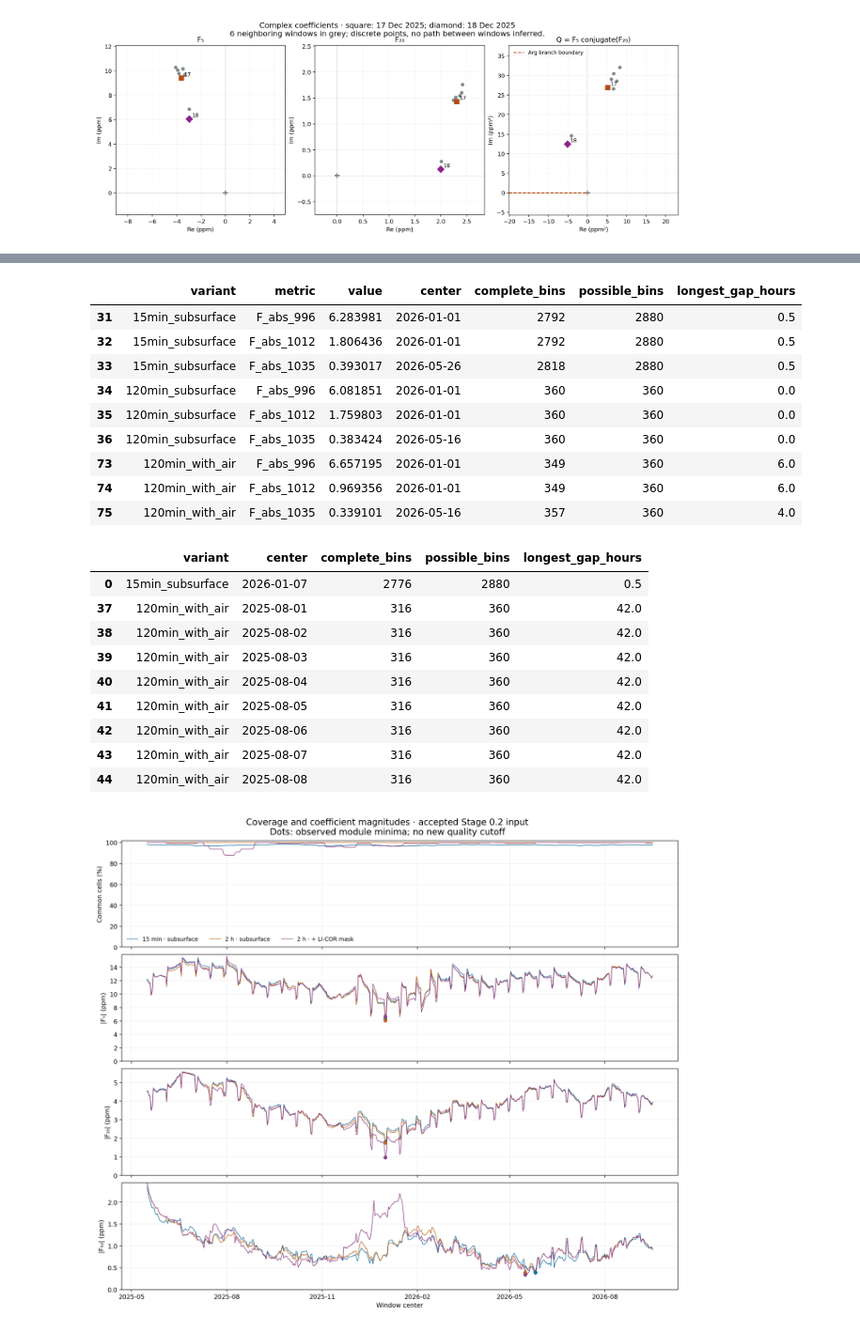
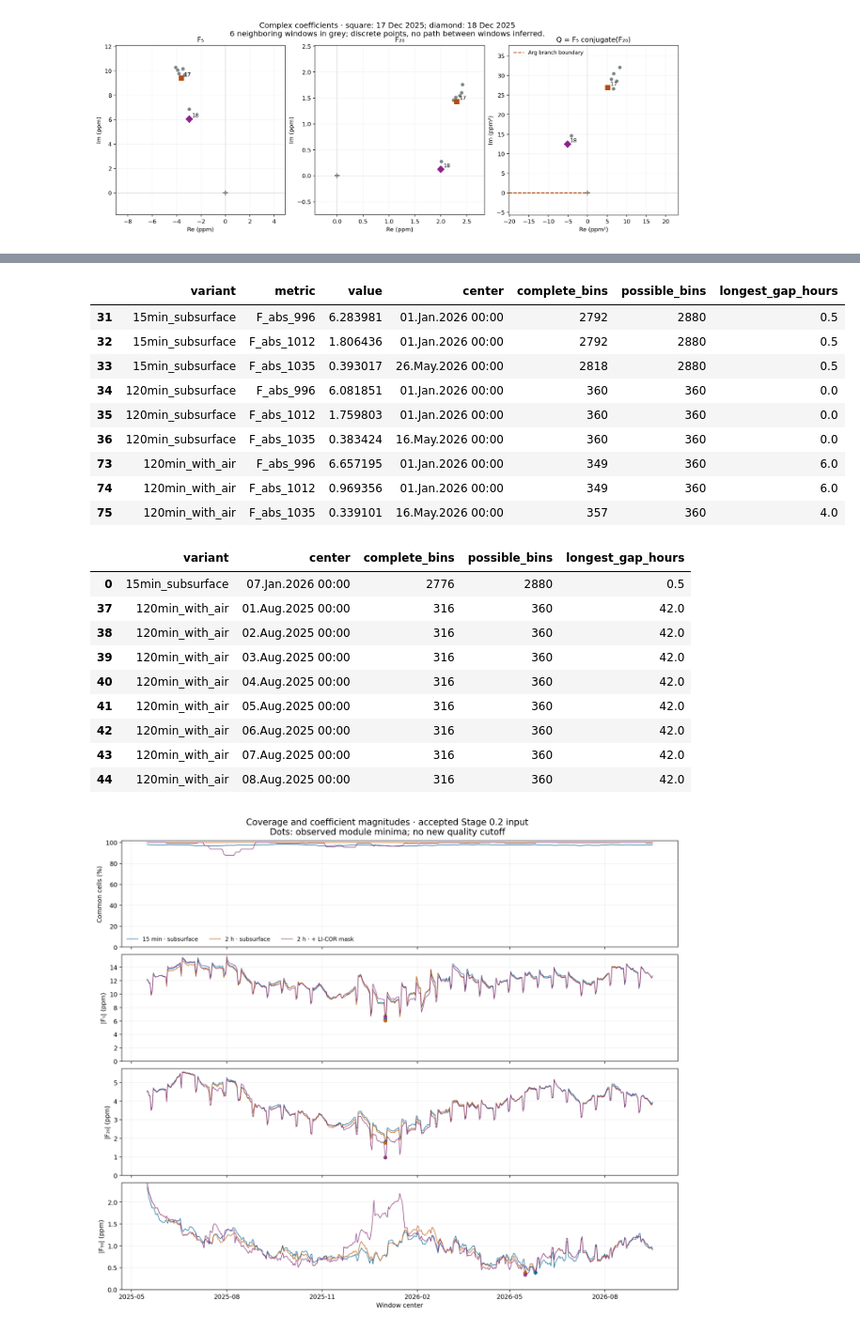
Before and after one commit to DimitriBolt/CO2Flux, a Jupyter notebook: Project_description/Research_log/00_preliminary_fourier_phases.ipynb, the cells around one changed output, grey strips where cells are left out. Shown at 94% size. Drawn from its saved outputs; the diff is of its cells as text; code cells hidden in the pictures.

```diff
--- a/Project_description/Research_log/00_preliminary_fourier_phases.ipynb
+++ b/Project_description/Research_log/00_preliminary_fourier_phases.ipynb
@@ -158,6 +160,31 @@ window_days, step_days = 30, 1
 grid, phase_table, coverage, validation = phases.load_saved_results()
 OUT = phases.OUT
 
+MONTH_NAMES = ('Jan', 'Feb', 'Mar', 'Apr', 'May', 'Jun',
+               'Jul', 'Aug', 'Sep', 'Oct', 'Nov', 'Dec')
+
+def date_label(value, include_time=False):
+    if pd.isna(value):
+        return '—'
+    stamp = pd.Timestamp(value)
+    label = f'{stamp.day:02d}.{MONTH_NAMES[stamp.month - 1]}.{stamp.year:04d}'
+    if include_time:
+        label += f' {stamp.hour:02d}:{stamp.minute:02d}'
+        if stamp.second:
+            label += f':{stamp.second:02d}'
+    return label
+
+def format_table(frame, decimals=None):
+    """Format a display copy; leave the loaded numbers and datetimes intact."""
+    shown = frame.copy(deep=True)
+    numeric = shown.select_dtypes(include='number', exclude='timedelta').columns
+    if decimals is not None:
+        shown[numeric] = shown[numeric].round(decimals)
+    for column in shown:
+        if pd.api.types.is_datetime64_any_dtype(shown[column].dtype):
+            shown[column] = shown[column].map(lambda value: date_label(value, include_time=True))
+    return shown
+
 def show_image(name, width=1400):
     with Image.open(OUT / name) as image:
         image = image.copy()
@@ -165,15 +192,14 @@ def show_image(name, width=1400):
         display(image)
 
 summary = pd.DataFrame([
-    ('Кандидатный календарь', '[29.04.2025, 02.10.2026)'),
+    ('Кандидатный календарь', '[29.Apr.2025, 02.Oct.2026)'),
     ('Общие ячейки во всём календаре', f"{validation['common_bins']} из {validation['possible_calendar_bins']}"),
     ('Окон / вычислены все три фазы', f"{len(phase_table)} / {validation['all_three_phases_computable']}"),
     ('Окон с флагами / неопределённых', f"{validation['windows_with_review_flags']} / {validation['insufficient_windows']}"),
     ('Общих ячеек на окно', f"{coverage.complete_bins.min()}–{coverage.complete_bins.max()} из {coverage.possible_bins.iloc[0]}"),
     ('Покрытие окна', f"{coverage.coverage_percent.min():.1f}–{coverage.coverage_percent.max():.1f}%"),
     ('Максимальный пробел общей сетки', f"{coverage.longest_gap_hours.max()} ч"),
-    ('Центры окон', f"{phase_table.center.min():%d.%m.%Y}–{phase_table.center.max():%d.%m.%Y}"),
-    ('Научная надёжность', 'Не установлена ни для одного окна этой процедурой')
+    ('Центры окон', f"{date_label(phase_table.center.min())}–{date_label(phase_table.center.max())}")
 ], columns=['Показатель', 'Результат'])
 display(summary)
 # %% [output]
@@ -585,29 +664,29 @@ show_image('grid_resolution/grid_air_support.png', 1500)
 # %%
-display(grid_extrema.loc[grid_extrema.metric.str.startswith('F_abs'),
-    ['variant', 'metric', 'value', 'center', 'complete_bins', 'possible_bins', 'longest_gap_hours']].round(6))
-display(grid_extrema.loc[grid_extrema.metric.eq('coverage_fraction'),
-    ['variant', 'center', 'complete_bins', 'possible_bins', 'longest_gap_hours']])
+display(format_table(grid_extrema.loc[grid_extrema.metric.str.startswith('F_abs'),
+    ['variant', 'metric', 'value', 'center', 'complete_bins', 'possible_bins', 'longest_gap_hours']], decimals=6))
+display(format_table(grid_extrema.loc[grid_extrema.metric.eq('coverage_fraction'),
+    ['variant', 'center', 'complete_bins', 'possible_bins', 'longest_gap_hours']]))
 show_image('grid_resolution/grid_context.png', 1400)
 # %% [output]
 |  | variant | metric | value | center | complete_bins | possible_bins | longest_gap_hours |
-| 31 | 15min_subsurface | F_abs_996 | 6.283981 | 2026-01-01 | 2792 | 2880 | 0.5 |
-| 32 | 15min_subsurface | F_abs_1012 | 1.806436 | 2026-01-01 | 2792 | 2880 | 0.5 |
-| 33 | 15min_subsurface | F_abs_1035 | 0.393017 | 2026-05-26 | 2818 | 2880 | 0.5 |
-| 34 | 120min_subsurface | F_abs_996 | 6.081851 | 2026-01-01 | 360 | 360 | 0.0 |
-| 35 | 120min_subsurface | F_abs_1012 | 1.759803 | 2026-01-01 | 360 | 360 | 0.0 |
-| 36 | 120min_subsurface | F_abs_1035 | 0.383424 | 2026-05-16 | 360 | 360 | 0.0 |
-| 73 | 120min_with_air | F_abs_996 | 6.657195 | 2026-01-01 | 349 | 360 | 6.0 |
-| 74 | 120min_with_air | F_abs_1012 | 0.969356 | 2026-01-01 | 349 | 360 | 6.0 |
-| 75 | 120min_with_air | F_abs_1035 | 0.339101 | 2026-05-16 | 357 | 360 | 4.0 |
+| 31 | 15min_subsurface | F_abs_996 | 6.283981 | 01.Jan.2026 00:00 | 2792 | 2880 | 0.5 |
+| 32 | 15min_subsurface | F_abs_1012 | 1.806436 | 01.Jan.2026 00:00 | 2792 | 2880 | 0.5 |
+| 33 | 15min_subsurface | F_abs_1035 | 0.393017 | 26.May.2026 00:00 | 2818 | 2880 | 0.5 |
+| 34 | 120min_subsurface | F_abs_996 | 6.081851 | 01.Jan.2026 00:00 | 360 | 360 | 0.0 |
+| 35 | 120min_subsurface | F_abs_1012 | 1.759803 | 01.Jan.2026 00:00 | 360 | 360 | 0.0 |
+| 36 | 120min_subsurface | F_abs_1035 | 0.383424 | 16.May.2026 00:00 | 360 | 360 | 0.0 |
+| 73 | 120min_with_air | F_abs_996 | 6.657195 | 01.Jan.2026 00:00 | 349 | 360 | 6.0 |
+| 74 | 120min_with_air | F_abs_1012 | 0.969356 | 01.Jan.2026 00:00 | 349 | 360 | 6.0 |
+| 75 | 120min_with_air | F_abs_1035 | 0.339101 | 16.May.2026 00:00 | 357 | 360 | 4.0 |
 |  | variant | center | complete_bins | possible_bins | longest_gap_hours |
-| 0 | 15min_subsurface | 2026-01-07 | 2776 | 2880 | 0.5 |
-| 37 | 120min_with_air | 2025-08-01 | 316 | 360 | 42.0 |
-| 38 | 120min_with_air | 2025-08-02 | 316 | 360 | 42.0 |
-| 39 | 120min_with_air | 2025-08-03 | 316 | 360 | 42.0 |
-| 40 | 120min_with_air | 2025-08-04 | 316 | 360 | 42.0 |
-| 41 | 120min_with_air | 2025-08-05 | 316 | 360 | 42.0 |
-| 42 | 120min_with_air | 2025-08-06 | 316 | 360 | 42.0 |
-| 43 | 120min_with_air | 2025-08-07 | 316 | 360 | 42.0 |
-| 44 | 120min_with_air | 2025-08-08 | 316 | 360 | 42.0 |
+| 0 | 15min_subsurface | 07.Jan.2026 00:00 | 2776 | 2880 | 0.5 |
+| 37 | 120min_with_air | 01.Aug.2025 00:00 | 316 | 360 | 42.0 |
+| 38 | 120min_with_air | 02.Aug.2025 00:00 | 316 | 360 | 42.0 |
+| 39 | 120min_with_air | 03.Aug.2025 00:00 | 316 | 360 | 42.0 |
+| 40 | 120min_with_air | 04.Aug.2025 00:00 | 316 | 360 | 42.0 |
+| 41 | 120min_with_air | 05.Aug.2025 00:00 | 316 | 360 | 42.0 |
+| 42 | 120min_with_air | 06.Aug.2025 00:00 | 316 | 360 | 42.0 |
+| 43 | 120min_with_air | 07.Aug.2025 00:00 | 316 | 360 | 42.0 |
+| 44 | 120min_with_air | 08.Aug.2025 00:00 | 316 | 360 | 42.0 |
 [figure]
 # %% [markdown]
```
Also changed, not shown: parts of 27 cells of this notebook.
